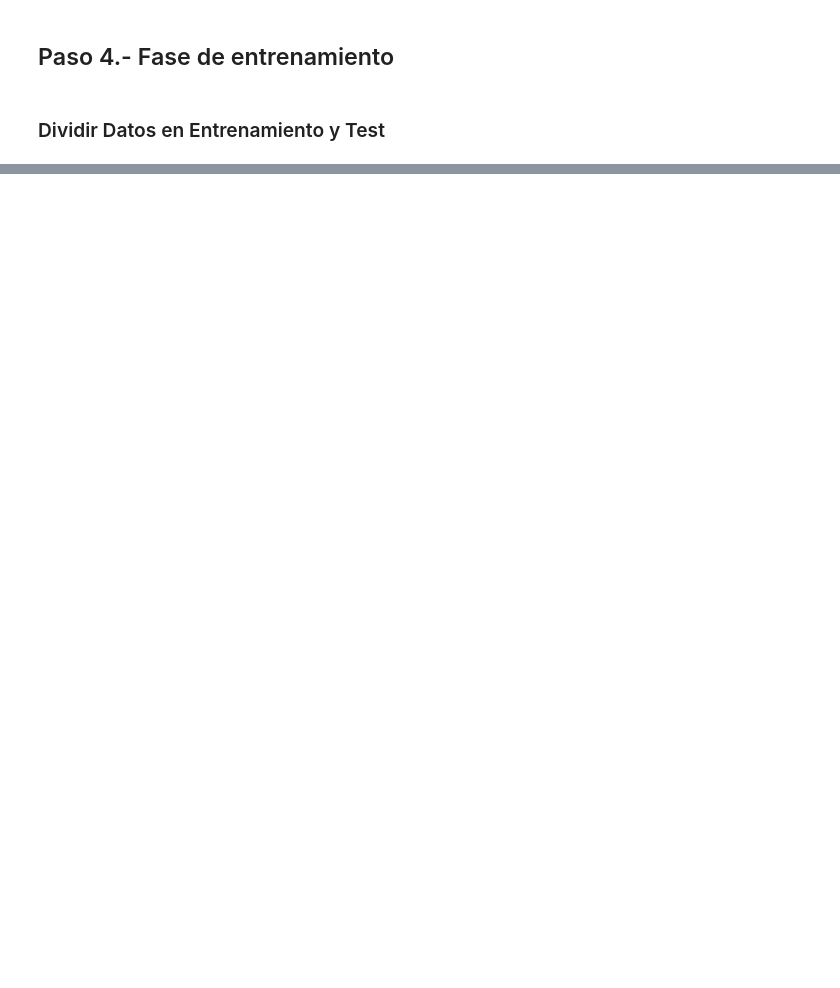
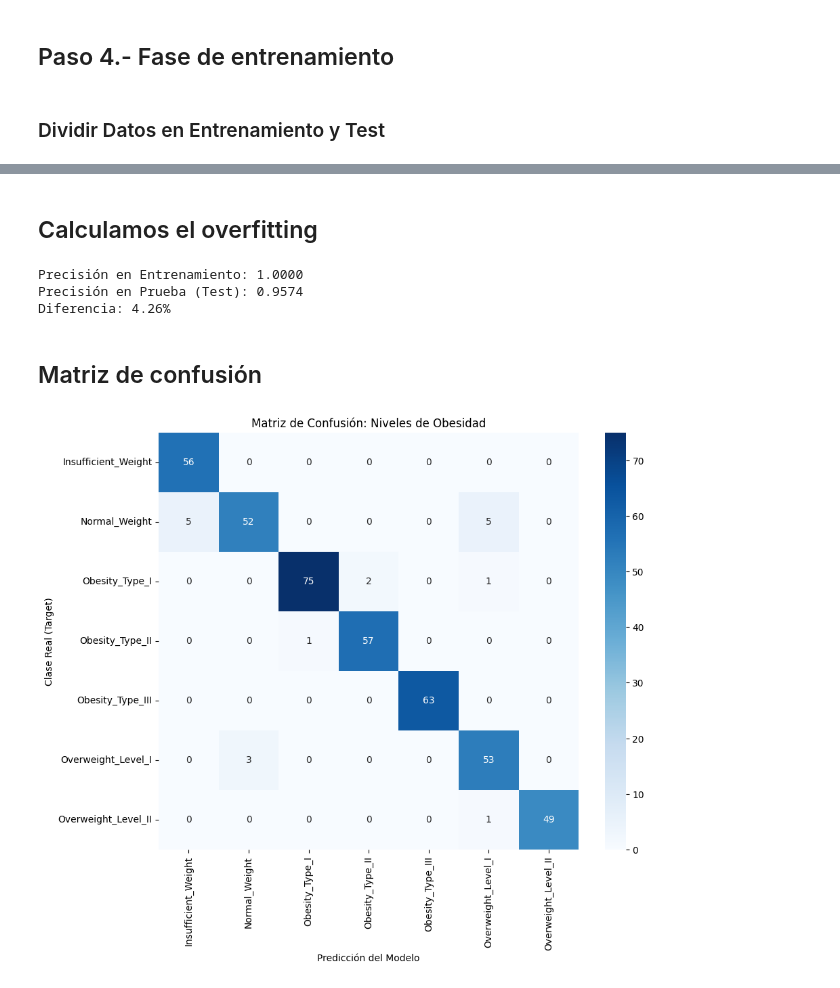
Before and after one commit to Bootcamp-IA-P6/p7_g1_multiclase, a Jupyter notebook: notebooks/processing_obesity_jm.ipynb, the cells around one changed output, grey strips where cells are left out. Saved outputs shown, nothing was run; the diff lists cells and outputs as text; code cells hidden in the pictures; blank space fills up the shorter version.

Commit message:
feat: processing updated with pipeline and completed, #10

```diff
--- a/notebooks/processing_obesity_jm.ipynb
+++ b/notebooks/processing_obesity_jm.ipynb
@@ -132,8 +53,0 @@ target_names = df['NObeyesdad'].unique()
-# %%
-# Mapear valores: Normal_Weight=0, Overweight_Level_I=1, Overweight_Level_II=2, Obesity_Type_I=3, Insufficient_Weight=4,
-#                 Obesity_Type_II=5, Obesity_Type_III=6
-# Definir el mapeo de múltiples valores
-mapeo = {'Normal_Weight': 0, 'Overweight_Level_I': 1, 'Overweight_Level_II': 2, 'Obesity_Type_I': 3, 'Insufficient_Weight': 4,
-         'Obesity_Type_II': 5, 'Obesity_Type_III': 6}
-
-df['NObeyesdad'] = df['NObeyesdad'].map(mapeo)
@@ -511,0 +143,10 @@ X_test.head(2)
+# %%
+from xgboost import XGBClassifier
+from sklearn.pipeline import Pipeline
+
+# Creamos el Pipeline final
+# El preprocessor es el que definimos antes con los escaladores y encoders
+model_pipeline = Pipeline(steps=[
+    ('preprocessor', preprocessor),
+    ('classifier', XGBClassifier(random_state=42, use_label_encoder=False, eval_metric='mlogloss'))
+])
@@ -511,0 +191,5 @@ X_test.head(2)
+# %%
+# Predicciones sobre el conjunto de entrenamiento
+y_train_pred = grid_search.predict(X_train)
+# Predicciones sobre el conjunto de prueba (el examen real)
+y_test_pred = grid_search.predict(X_test)
@@ -511,0 +232,46 @@ X_test.head(2)
+# %% [markdown]
+## Calculamos el overfitting
+# %%
+from sklearn.metrics import accuracy_score
+
+# 1. Calculamos las precisiones exactas
+train_acc = accuracy_score(y_train_encoded, y_train_pred)
+test_acc = accuracy_score(y_test_encoded, y_test_pred)
+
+# 2. Calculamos la diferencia
+diferencia = (train_acc - test_acc) * 100
+
+# 3. Imprimimos el resultado
+print(f"Precisión en Entrenamiento: {train_acc:.4f}")
+print(f"Precisión en Prueba (Test): {test_acc:.4f}")
+print(f"Diferencia: {diferencia:.2f}%")
+# %% [output]
+Precisión en Entrenamiento: 1.0000
+Precisión en Prueba (Test): 0.9574
+Diferencia: 4.26%
+# %% [markdown]
+## Matriz de confusión
+# %%
+import matplotlib.pyplot as plt
+import seaborn as sns
+from sklearn.metrics import confusion_matrix
+
+# 1. Calculamos la matriz con los datos de prueba
+cm = confusion_matrix(y_test_encoded, y_test_pred)
+
+# 2. Obtenemos los nombres de las categorías en orden (0, 1, 2...)
+# Usamos el label encoder que guardamos antes
+nombres_clases = le.classes_
+
+# 3. Graficamos
+plt.figure(figsize=(10, 8))
+sns.heatmap(cm, annot=True, fmt='d', cmap='Blues',
+            xticklabels=nombres_clases,
+            yticklabels=nombres_clases)
+
+plt.xlabel('Predicción del Modelo')
+plt.ylabel('Clase Real (Target)')
+plt.title('Matriz de Confusión: Niveles de Obesidad')
+plt.show()
+# %% [output]
+[figure, added]
```
Also changed, not shown: parts of 71 cells of this notebook, 3 other files.
